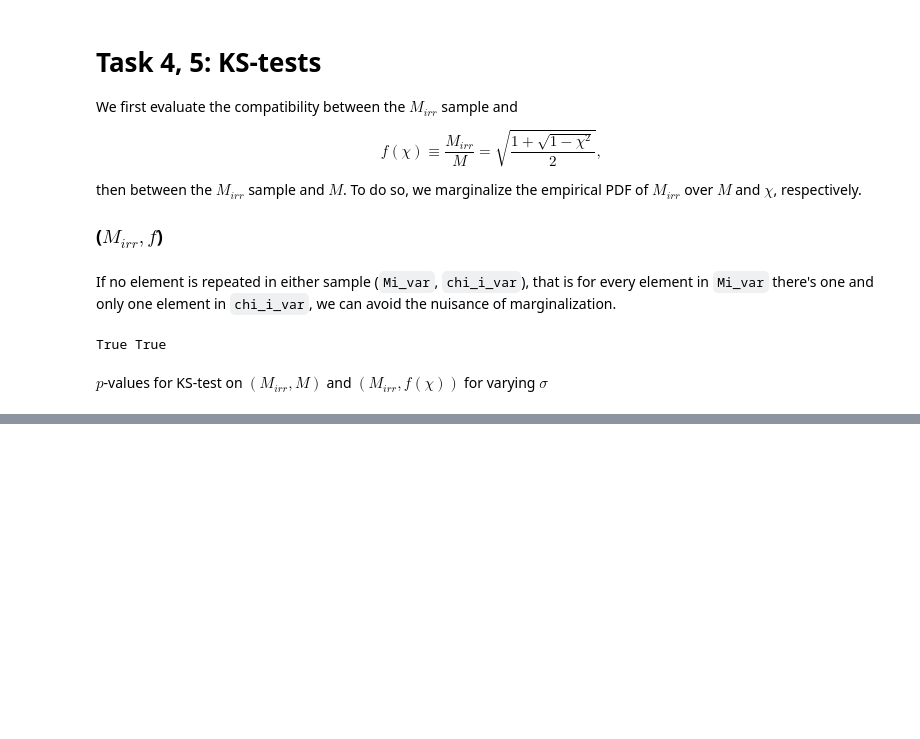
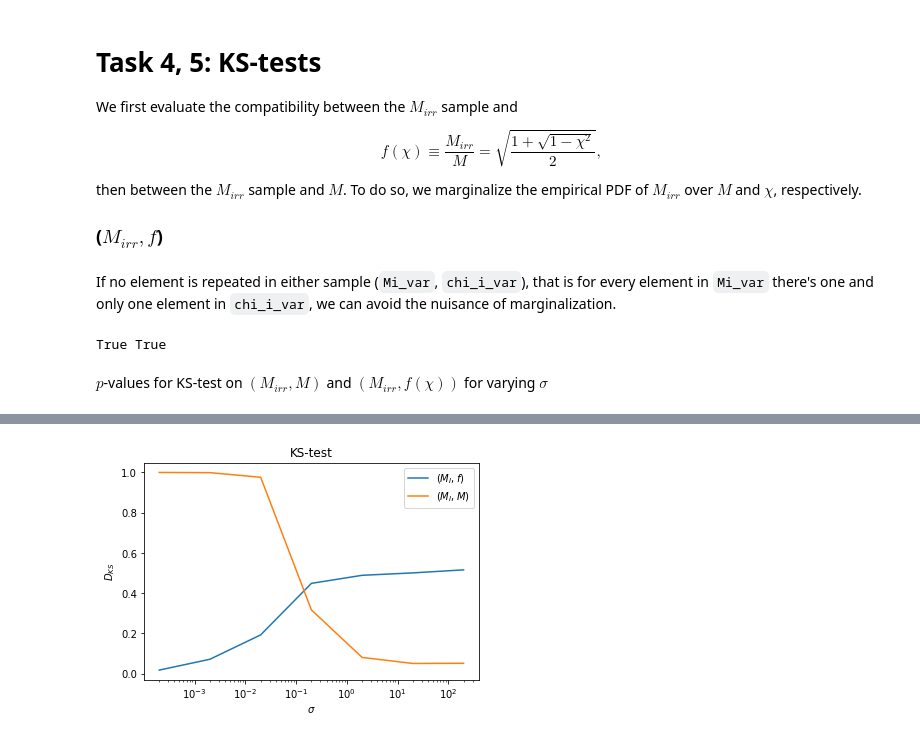
Before and after one commit to SimoneAbeni/astrostatistics_bicocca_2026, a Jupyter notebook: working/Lecture07/The irreducible mass of black holes.ipynb, the cells around one changed output, grey strips where cells are left out. Saved outputs shown, nothing was run; the diff lists cells and outputs as text; code cells hidden in the pictures; blank space fills up the shorter version.

Commit message:
discovered that stats.ks_2samp(,)[0] returns λ and not D

```diff
--- a/working/Lecture07/The irreducible mass of black holes.ipynb
+++ b/working/Lecture07/The irreducible mass of black holes.ipynb
@@ -113,3 +113,18 @@ plt.show()
+# %%
+test_value_M = np.array([stats.ks_2samp(m,p[:,0])[0] for m,p in zip(Mirr_i_var,points_var)])
+test_value_f = np.array([stats.ks_2samp(m,f(p[:,1]))[0] for m,p in zip(Mirr_i_var,points_var)])
+#------------------
+fig, ax = plt.subplots()
+plt.plot(sigma, test_value_f, label='($M_I,f$)');
+plt.plot(sigma, test_value_M, label='$(M_I,M)$');
+plt.xscale('log')
+plt.xlabel('$\sigma$')
+plt.ylabel('$D_{KS}$')
+plt.legend()
+plt.title('KS-test')
+plt.show()
+# %% [output]
+[figure, added]
 # %%
 plt.hist(f(points_var[0][:,1]),density=True,histtype='step');
 plt.hist(Mirr_i_var[0],density=True,histtype='step')
```
Also changed, not shown: parts of 5 cells of this notebook.
